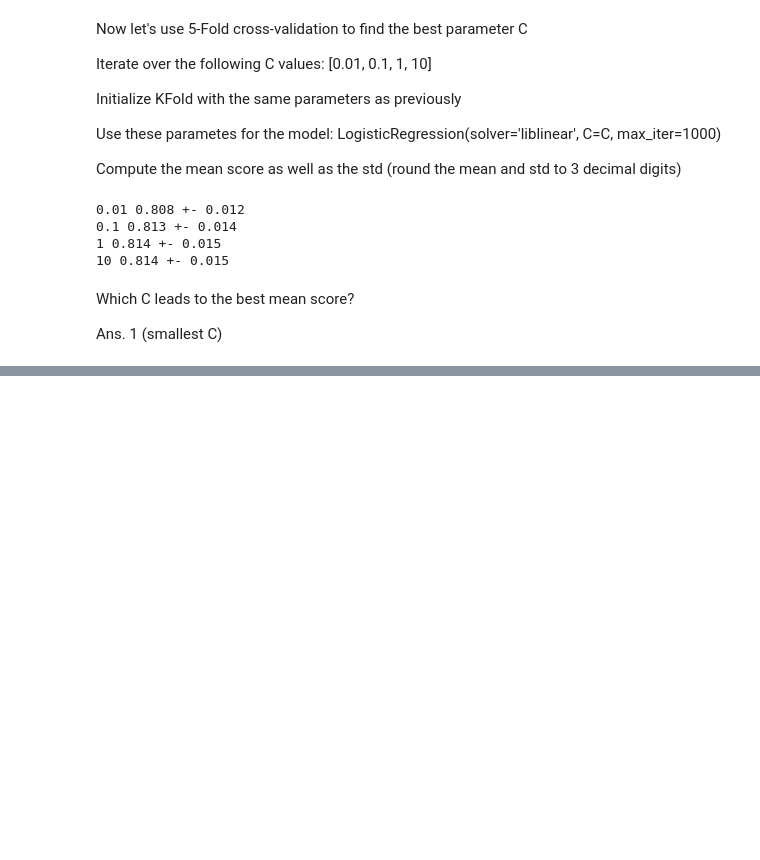
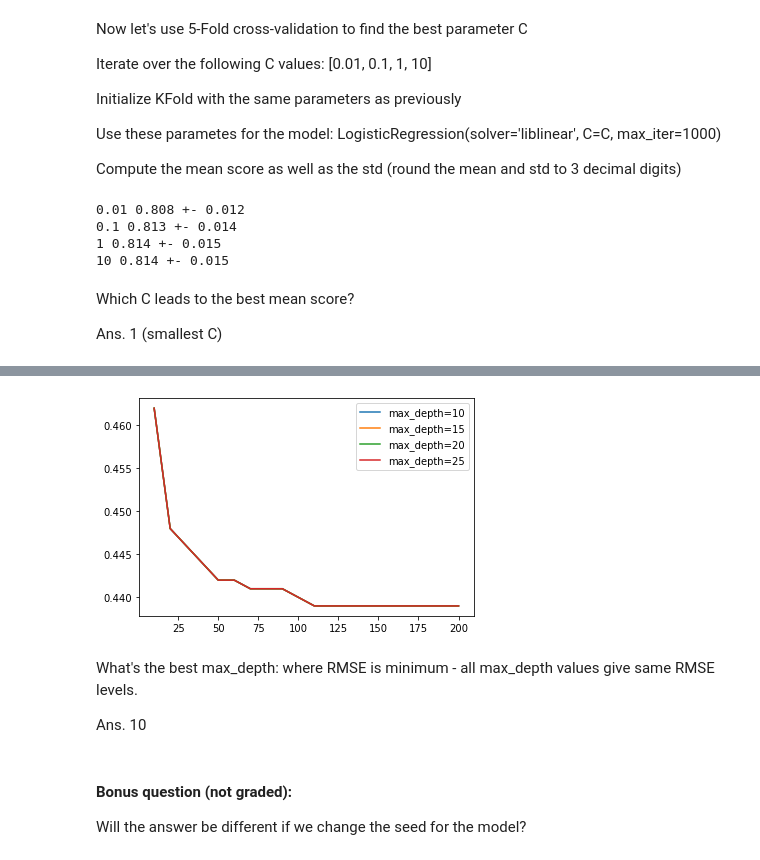
Before and after one commit to sukritishuk/ML_ZoomCamp-DataTalksClub, a Jupyter notebook: HomeWork -DataTalksClub - ML ZoomCamp.ipynb, the cells around one changed output, grey strips where cells are left out. Saved outputs shown, nothing was run; the diff lists cells and outputs as text; code cells hidden in the pictures; blank space fills up the shorter version.

```diff
--- a/HomeWork -DataTalksClub - ML ZoomCamp.ipynb
+++ b/HomeWork -DataTalksClub - ML ZoomCamp.ipynb
@@ -1766,0 +1854,5 @@ Ans. 1 (smallest C)
+# %%
+# resetting indices for 3 subsets of data -
+df_train = df_train.reset_index(drop=True)
+df_val = df_val.reset_index(drop=True)
+df_test = df_val.reset_index(drop=True)
@@ -1766,0 +2010,24 @@ Ans. 1 (smallest C)
+# %%
+# creating an empty list:
+scores = []
+
+# Try different values of max_depth:
+for d in [10, 15, 20, 25]:
+
+    # Trying different values of n_estimators from 10 to 200 with step 10:
+    for n in range(10, 201, 10):
+        rfr = RandomForestRegressor(n_estimators=n,random_state = 1)
+        rfr.fit(X_train, y_train)
+
+        # Evaluating the model on the validation dataset:
+        y_pred = rfr.predict(X_val)
+
+        # computing RMSE of model on validation set:
+        RMSE_value = mean_squared_error(y_val, y_pred, squared=False)
+
+        # appending the RMSE values to empty list scores:
+        scores.append((d,n, round(RMSE_value,3)))
+# %%
+# putting the RMSE values for different n_estimators into a DataFrame:
+df_scores = pd.DataFrame(scores, columns=['max_depth','n_estimators','RMSE'])
+df_scores.head(50)
@@ -1766,0 +2052,18 @@ Ans. 1 (smallest C)
+# %%
+# plotting the DataFrame as line plots:
+for d in [10, 15, 20, 25]:
+    df_subset = df_scores[df_scores.max_depth == d]   # slicing df where max_depth = d
+    plt.plot(df_subset.n_estimators, df_subset.RMSE,label='max_depth=%d'% d)
+
+plt.legend()
+plt.show()
+# %% [output]
+[figure, added]
+# %% [markdown]
+What's the best max_depth: where RMSE is minimum - all max_depth values give same RMSE levels.
+
+Ans. 10
+# %% [markdown]
+#### Bonus question (not graded):
+
+Will the answer be different if we change the seed for the model?
```
Also changed, not shown: parts of 51 cells of this notebook.
